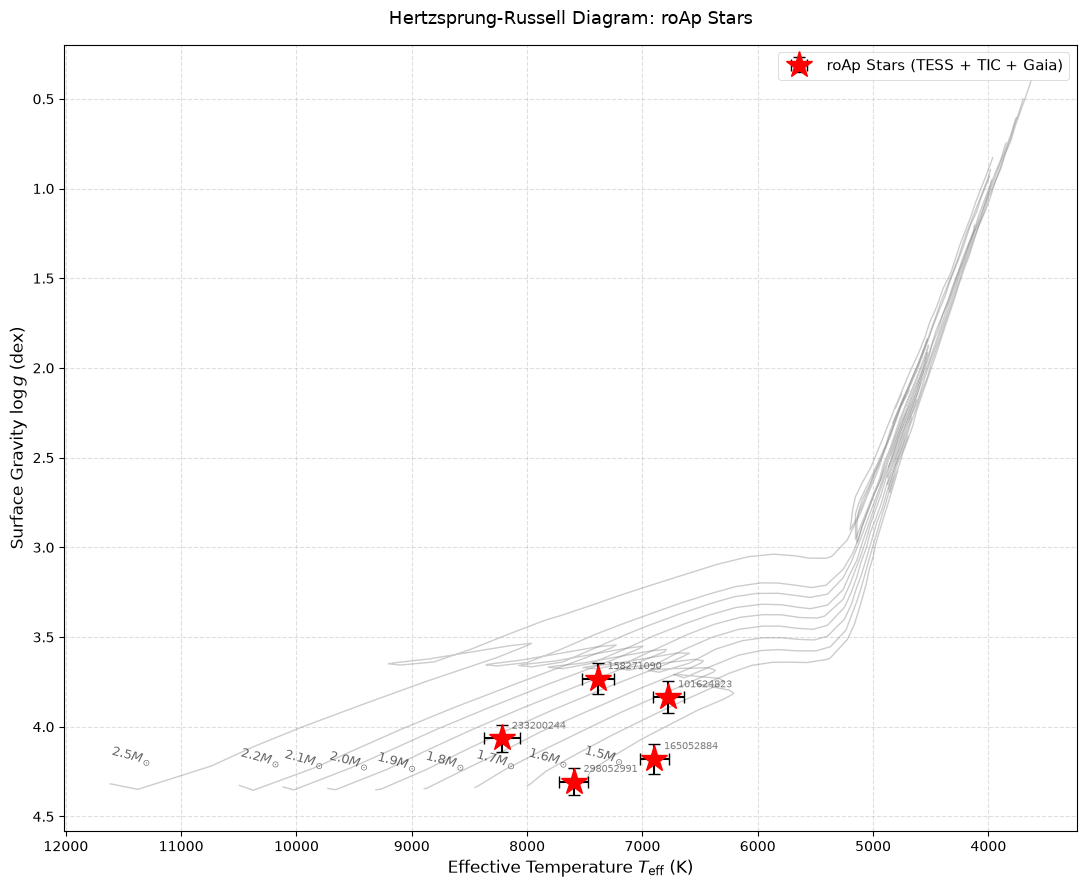
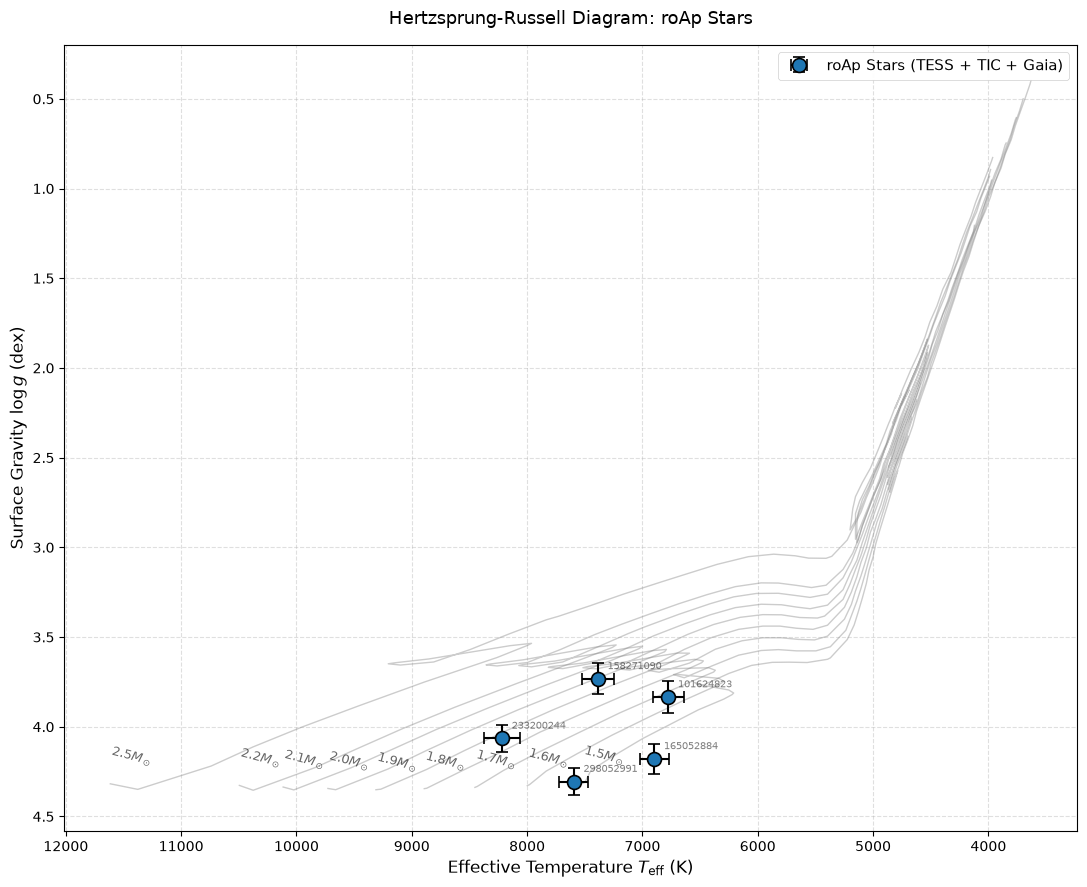
The notebook cell's code change between the first figure and the second:
--- before
+++ after
@@ -31,9 +31,9 @@
                mass_label, fontsize=9, alpha=0.6, rotation=-15)
 
-# Plot observed stars with error bars
-colors = plt.cm.coolwarm(np.linspace(0, 1, len(teff_obs)))
+# Plot observed stars with error bars (professional circles with dark blue and black edge)
 ax.errorbar(teff_obs, logg_obs, xerr=e_teff_obs, yerr=e_logg_obs,
-           fmt='*', markersize=20, color='red', ecolor='black', elinewidth=1.5,
-           capsize=4, label='roAp Stars (TESS + TIC + Gaia)', zorder=5)
+           fmt='o', markersize=10, color='#1f77b4', markeredgecolor='black', markeredgewidth=1.2,
+           ecolor='black', elinewidth=1.5, capsize=4, 
+           label='roAp Stars (TESS + TIC + Gaia)', zorder=5)
 
 # Annotations with TIC IDs

Commit: Improve figure styling for scientific publication